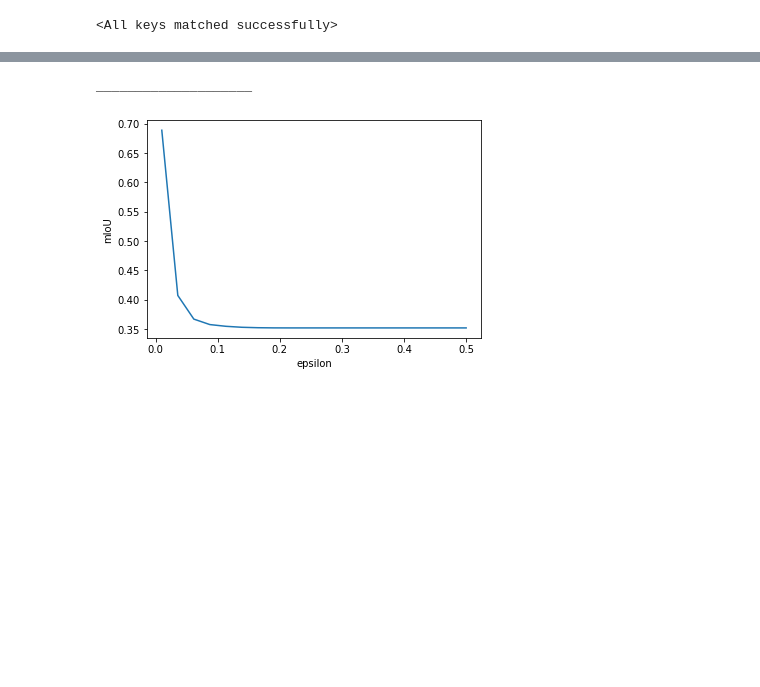
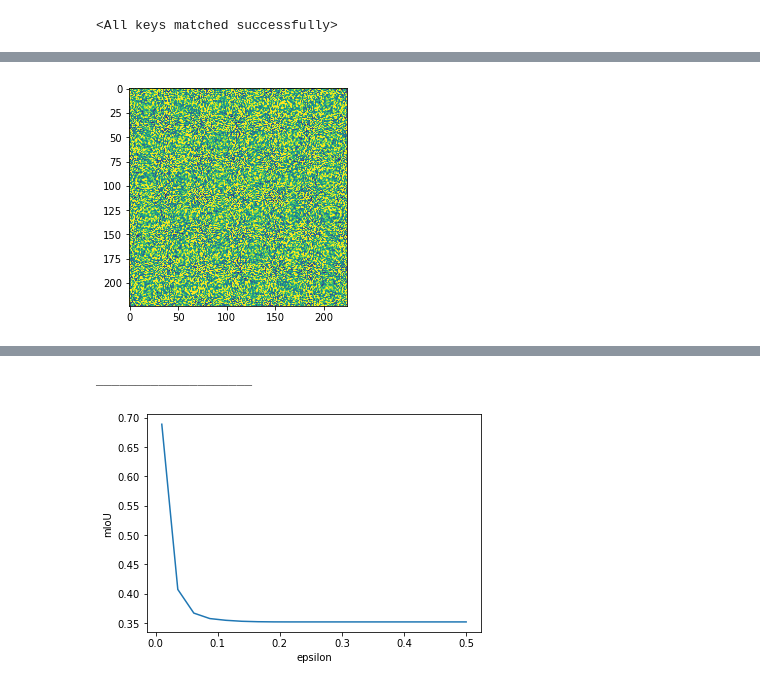
Before and after one commit to makamoa/seismic, a Jupyter notebook: src/AdversarialAttacks.ipynb, the cells around one changed output, grey strips where cells are left out. Drawn from its saved outputs; the diff is of its cells as text; code cells hidden in the pictures; blank space fills up the shorter version.

```diff
--- a/src/AdversarialAttacks.ipynb
+++ b/src/AdversarialAttacks.ipynb
@@ -141,6 +146,8 @@ def pgd_linf(model, X, y, epsilon=0.1, alpha=0.01, num_iter=20, randomize=False)
     return delta.detach()
 # %%
 ### Illustrate attacked images
-delta = pgd_linf(model, x, y.to(device), 0.1)
+delta = fgsm(model, x, y.to(device),0.8)
 pred_att = model(x + delta)
+# %% [output]
+[figure, added]
 # %%
```
Also changed, not shown: parts of 8 cells of this notebook, 6 other files.
